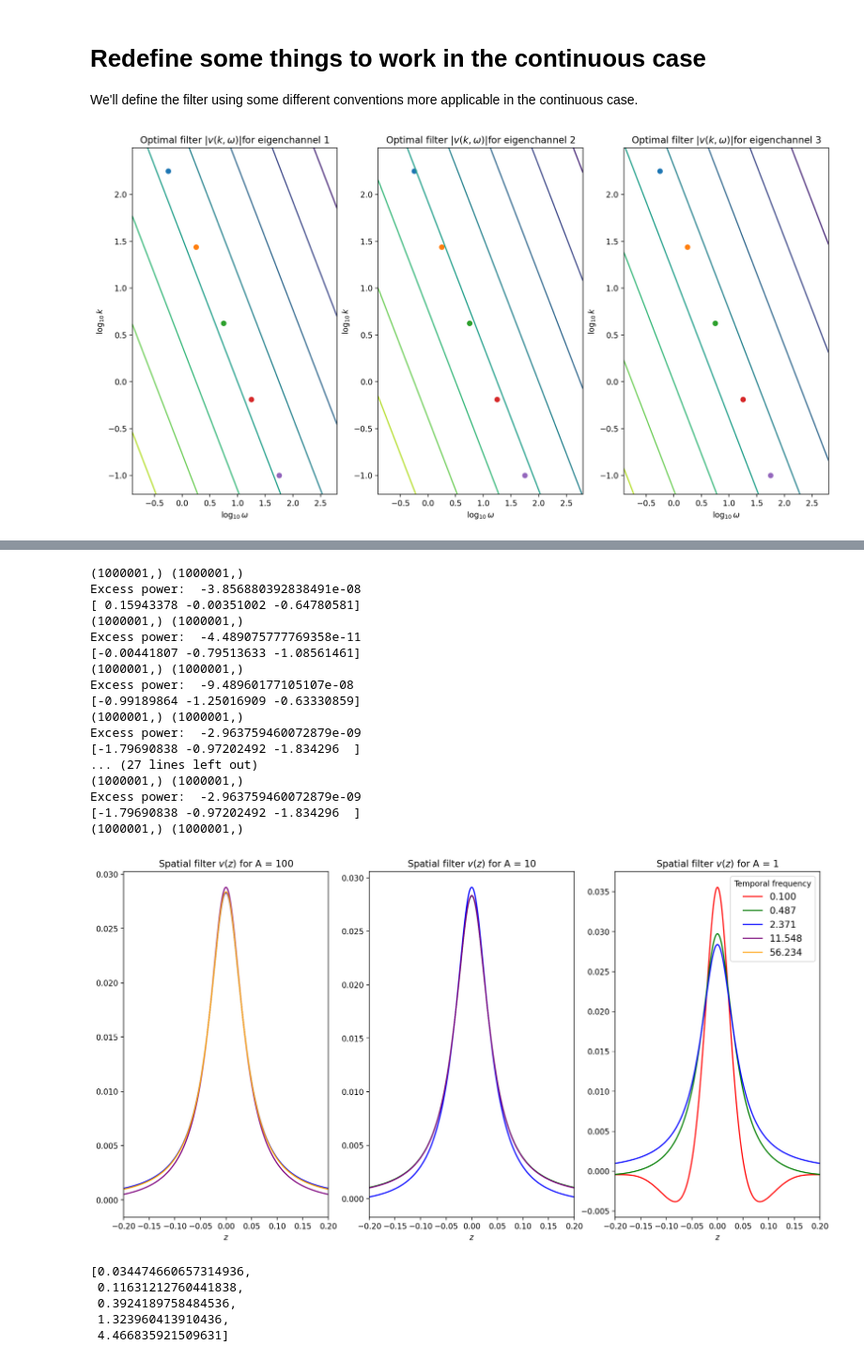
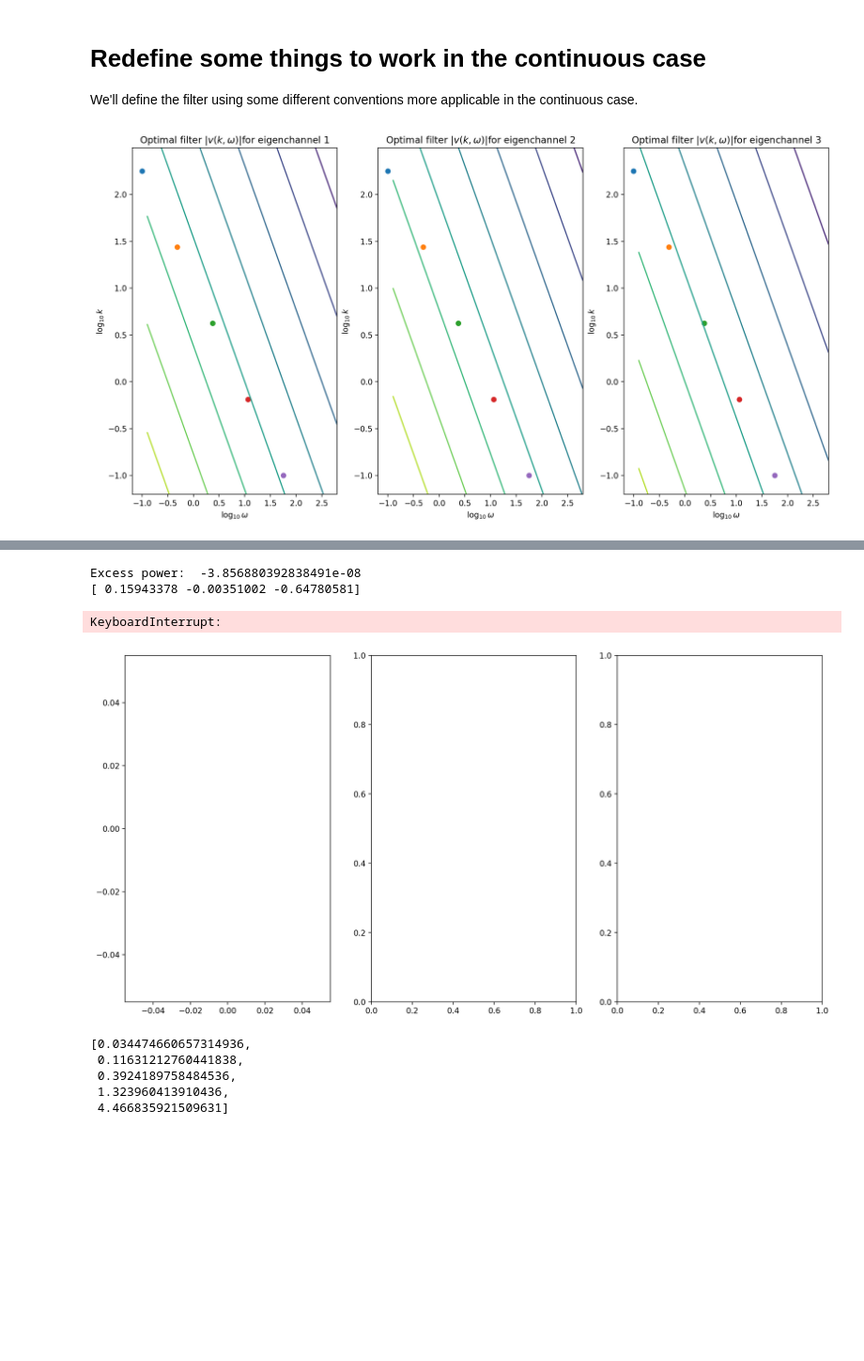
Before and after one commit to pearsonlab/efficientcodingcolor, a Jupyter notebook: Code/mosaic_density_color_original_modif.ipynb, the cells around one changed output, grey strips where cells are left out. Shown at 94% size. Cells and saved outputs as stored; diff of their text form; code cells hidden in the pictures; blank space fills up the shorter version.

```diff
--- a/Code/mosaic_density_color_original_modif.ipynb
+++ b/Code/mosaic_density_color_original_modif.ipynb
@@ -412,12 +412,16 @@ def C(k,o,i):
     eigval = A[i]/(np.abs(k)**alpha * np.abs(o)**2)
     return eigval
 
-def create_information_eps(kf_noA, freqs, power):
+def create_information_eps(kf_noA, freqs, power, k_type):
     def information_eps(log_eps):
         infos = []
         for i in range(A.shape[0]):
             eps_eigenchannel = np.exp(log_eps[i])
-            kf = kf_noA*A[i]**(1/alpha)
+            if k_type == 'kf':
+                Af = A[i]**(1/alpha)
+            elif k_type == 'of':
+                Af = np.sqrt(A[i])
+            kf = kf_noA*Af
             ktilde = np.abs(freqs/kf)**power
 
             numer = np.maximum(0, sigout**2 /(2 * (ktilde + 1e-32)) * (np.sqrt(1 + 4 * ktilde/(eps_eigenchannel * sigout**2)) - 1) - sigout**2) + sigout**2
@@ -483,29 +487,33 @@ def filter_power(eps, kf, freqs, klims, power):
     #print("subset of power", np.sum(v2**2))
     return np.sum(v2**2 * np.abs(freqs) * (Ck + sigin**2) * dk)/(2 * np.pi)**2
 
-def excess_power(log_eps, kf_noA, freqs, klims, power, P):
+def excess_power(log_eps, kf_noA, freqs, klims, power, P, A_type):
     total_power = 0
     for i in range(A.shape[0]):
         #print(kf_noA*(A[i]**(1/alpha)))
-        eig_power = filter_power(10**log_eps[i], kf_noA*(A[i]**(1/alpha)), freqs, klims, power)
+        if A_type == 'kf':
+            Af = A[i]**(1/alpha)
+        elif A_type == 'of':
+            Af = np.sqrt(A[i])
+        eig_power = filter_power(10**log_eps[i], kf_noA*Af, freqs, klims, power)
         total_power += eig_power
         #print("eig_power", eig_power)
         #print("loss", P-total_power)
     return P - total_power
 
-def optimal_logeps(kf_noA, freqs, klims, power, P):
-    power_constraint = {'type': 'ineq', 'fun': excess_power, 'args': (kf_noA, freqs, klims, power, P)}
-    eps_fun = create_information_eps(kf_noA, freqs, power)
+def optimal_logeps(kf_noA, freqs, klims, power, P, A_type):
+    power_constraint = {'type': 'ineq', 'fun': excess_power, 'args': (kf_noA, freqs, klims, power, P, A_type)}
+    eps_fun = create_information_eps(kf_noA, freqs, power, A_type)
     res = opt.minimize(eps_fun, np.array([-2,-2,-2]), bounds=[(-16, np.inf)], constraints=[power_constraint])
     if res.success:
-        print("Excess power: ", excess_power(res.x, kf_noA, freqs, klims, power, P))
+        print("Excess power: ", excess_power(res.x, kf_noA, freqs, klims, power, P, A_type))
         return res.x
     else:
         print("Optimizer failed to converge!")
         return None
 # %%
 #Bug 1: needed to multiply kf by A**(1/alpha) instead of just A
-omega_range_mul = 1
+omega_range_mul = 4
 A = np.array([100,10,1])
 if A.shape[0] > 1:
     n_plots = A.shape[0]
@@ -534,7 +542,7 @@ for i in range(A.shape[0]):
         k0 = (A[i]/sigin**2/of**2)**(1/alpha)
         ax[i].scatter(np.log10(o0), np.log10(k0))
 # %% [output]
-[figure, old version]
+[figure, new version]
 # %%
 fig, ax = plt.subplots(1, 3, figsize=(16, 8))
 P = 1
@@ -555,7 +563,7 @@ for i in range(A.shape[0]):
     c = 0
     lines = []
     for kf_noA in kf_list_noA:
-        log_eps = optimal_logeps(kf_noA, freqs_k, None, alpha, P)
+        log_eps = optimal_logeps(kf_noA, freqs_k, None, alpha, P, 'kf')
         print(log_eps)
         kf = kf_noA*(A[i]**(1/alpha))
         vv = filter_k(kf, 10**log_eps[i])(freqs_k)
@@ -585,21 +593,7 @@ Excess power:  -1.6636669819547478e-10
-(1000001,) (1000001,)
 Excess power:  -3.856880392838491e-08
 [ 0.15943378 -0.00351002 -0.64780581]
-(1000001,) (1000001,)
-Excess power:  -4.489075777769358e-11
-[-0.00441807 -0.79513633 -1.08561461]
-(1000001,) (1000001,)
-Excess power:  -9.48960177105107e-08
-[-0.99189864 -1.25016909 -0.63330859]
-(1000001,) (1000001,)
-Excess power:  -2.963759460072879e-09
-[-1.79690838 -0.97202492 -1.834296  ]
-... (27 lines left out)
-(1000001,) (1000001,)
-Excess power:  -2.963759460072879e-09
-[-1.79690838 -0.97202492 -1.834296  ]
-(1000001,) (1000001,)
+KeyboardInterrupt:
-[figure, old version]
+[figure, new version]
 # %%
 # %% [output]
 [0.034474660657314936,
```
Also changed, not shown: parts of 6 cells of this notebook, 1 other file.
